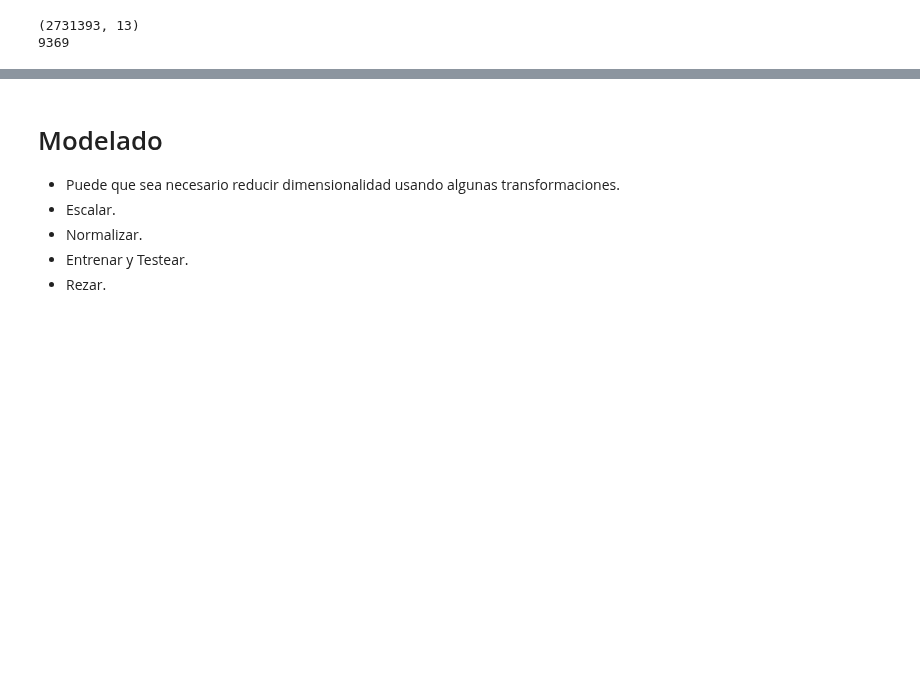
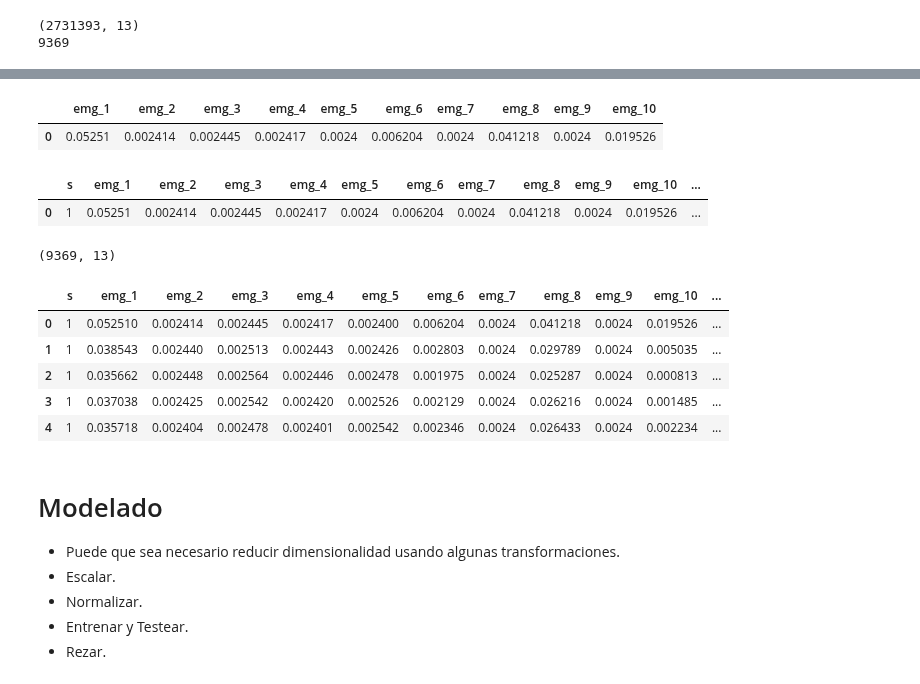
Before and after one commit to repos-especializacion-UdeA/trabajo-final_AA1, a Jupyter notebook: notebooks_pasos_previos/model_template.ipynb, the cells around one changed output, grey strips where cells are left out. Cells and saved outputs as stored; diff of their text form; code cells hidden in the pictures; blank space fills up the shorter version.

```diff
--- a/notebooks_pasos_previos/model_template.ipynb
+++ b/notebooks_pasos_previos/model_template.ipynb
@@ -226,3 +234,38 @@ data_base_to_model.head(2)
+# %%
+rms_seg = rms_value(segments[0].iloc[:,1:-2])
+rms_seg
+# %% [output]
+|  | emg_1 | emg_2 | emg_3 | emg_4 | emg_5 | emg_6 | emg_7 | emg_8 | emg_9 | emg_10 |
+| 0 | 0.05251 | 0.002414 | 0.002445 | 0.002417 | 0.0024 | 0.006204 | 0.0024 | 0.041218 | 0.0024 | 0.019526 |
+# %%
+rms_window = pd.DataFrame({'s': [segments[0].iloc[0,0]]})
+rms_window = pd.concat([rms_window,rms_seg],axis=1)
+rms_window['rep'] = segments[0].iloc[0,-2]
+rms_window['label'] = segments[0].iloc[0,-1]
+rms_window
+# %% [output]
+|  | s | emg_1 | emg_2 | emg_3 | emg_4 | emg_5 | emg_6 | emg_7 | emg_8 | emg_9 | emg_10 | ... |
+| 0 | 1 | 0.05251 | 0.002414 | 0.002445 | 0.002417 | 0.0024 | 0.006204 | 0.0024 | 0.041218 | 0.0024 | 0.019526 | ... |
+# %%
+# No usar por ahora
+# data_base_to_model = aplanar_data_base(segments)
+
+rms_val_db = features_data_base(segments)
+# %%
+# data_base_to_model.shape
+rms_val_db.shape
+# %% [output]
+(9369, 13)
+# %%
+# data_base_to_model.head(2)
+rms_val_db.head()
+# %% [output]
+|  | s | emg_1 | emg_2 | emg_3 | emg_4 | emg_5 | emg_6 | emg_7 | emg_8 | emg_9 | emg_10 | ... |
+| 0 | 1 | 0.052510 | 0.002414 | 0.002445 | 0.002417 | 0.002400 | 0.006204 | 0.0024 | 0.041218 | 0.0024 | 0.019526 | ... |
+| 1 | 1 | 0.038543 | 0.002440 | 0.002513 | 0.002443 | 0.002426 | 0.002803 | 0.0024 | 0.029789 | 0.0024 | 0.005035 | ... |
+| 2 | 1 | 0.035662 | 0.002448 | 0.002564 | 0.002446 | 0.002478 | 0.001975 | 0.0024 | 0.025287 | 0.0024 | 0.000813 | ... |
+| 3 | 1 | 0.037038 | 0.002425 | 0.002542 | 0.002420 | 0.002526 | 0.002129 | 0.0024 | 0.026216 | 0.0024 | 0.001485 | ... |
+| 4 | 1 | 0.035718 | 0.002404 | 0.002478 | 0.002401 | 0.002542 | 0.002346 | 0.0024 | 0.026433 | 0.0024 | 0.002234 | ... |
 # %% [markdown]
 # Modelado
 
```
Also changed, not shown: parts of 5 cells of this notebook, 1 other file.
